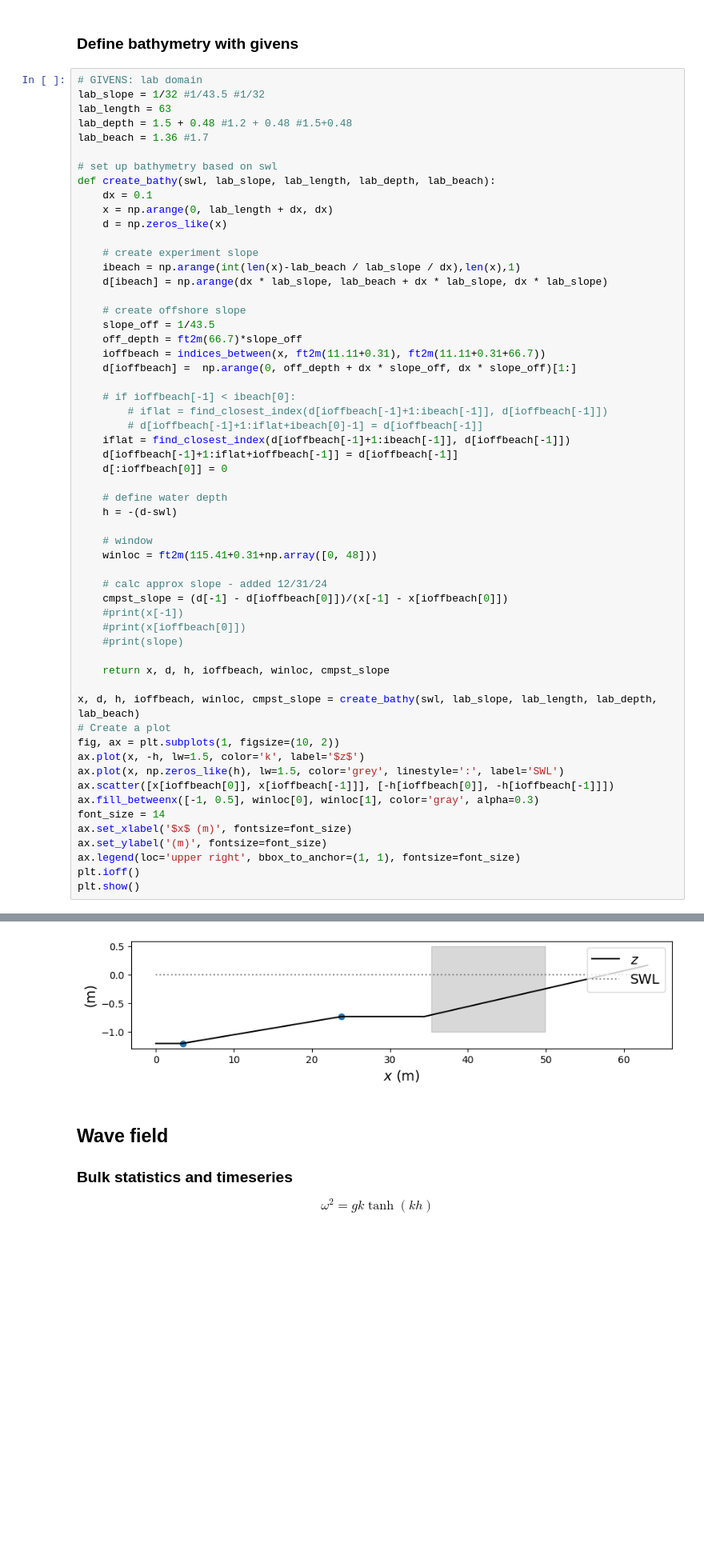
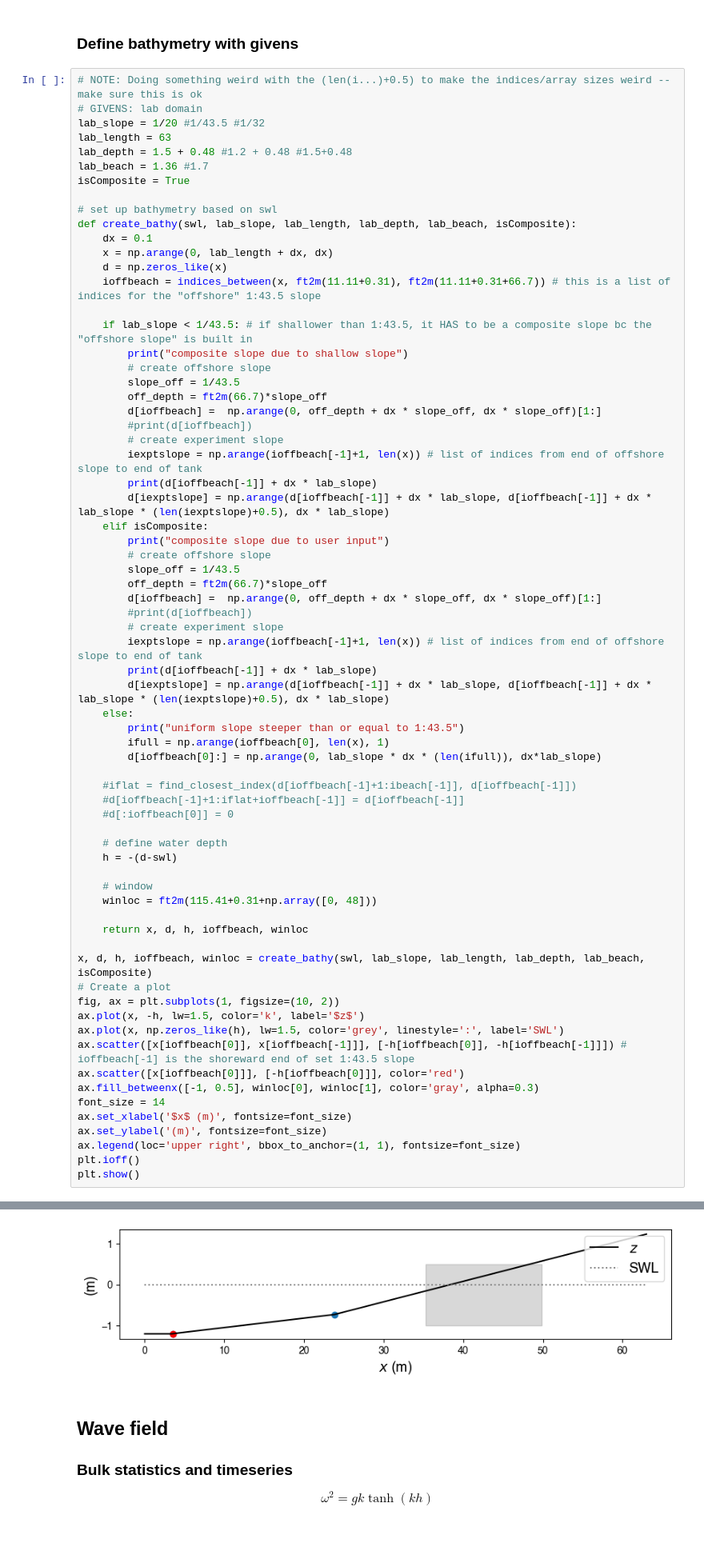
Before and after one commit to chegermiller/sedcolab-stone, a Jupyter notebook: lab-scaling/lab_scaling_interact.ipynb, the cells around one changed output, grey strips where cells are left out. Shown at 80% size. Saved outputs shown, nothing was run; the diff lists cells and outputs as text; blank space fills up the shorter version.

Commit message:
edited create_bathy to respond to UI

```diff
--- a/lab-scaling/lab_scaling_interact.ipynb
+++ b/lab-scaling/lab_scaling_interact.ipynb
@@ -340,34 +341,51 @@ D50 = 0.15/1000 # m, median sediment size, model = 0.15
 # %% [markdown]
 ### Define bathymetry with givens
 # %%
+# NOTE: Doing something weird with the (len(i...)+0.5) to make the indices/array sizes weird -- make sure this is ok
 # GIVENS: lab domain
-lab_slope = 1/32 #1/43.5 #1/32
+lab_slope = 1/20 #1/43.5 #1/32
 lab_length = 63
 lab_depth = 1.5 + 0.48 #1.2 + 0.48 #1.5+0.48
 lab_beach = 1.36 #1.7
+isComposite = True
 
 # set up bathymetry based on swl
-def create_bathy(swl, lab_slope, lab_length, lab_depth, lab_beach):
+def create_bathy(swl, lab_slope, lab_length, lab_depth, lab_beach, isComposite):
     dx = 0.1
     x = np.arange(0, lab_length + dx, dx)
     d = np.zeros_like(x)
+    ioffbeach = indices_between(x, ft2m(11.11+0.31), ft2m(11.11+0.31+66.7)) # this is a list of indices for the "offshore" 1:43.5 slope
 
-    # create experiment slope
-    ibeach = np.arange(int(len(x)-lab_beach / lab_slope / dx),len(x),1)
-    d[ibeach] = np.arange(dx * lab_slope, lab_beach + dx * lab_slope, dx * lab_slope)
+    if lab_slope < 1/43.5: # if shallower than 1:43.5, it HAS to be a composite slope bc the "offshore slope" is built in
+        print("composite slope due to shallow slope")
+        # create offshore slope
+        slope_off = 1/43.5
+        off_depth = ft2m(66.7)*slope_off
+        d[ioffbeach] =  np.arange(0, off_depth + dx * slope_off, dx * slope_off)[1:]
+        #print(d[ioffbeach])
+        # create experiment slope
+        iexptslope = np.arange(ioffbeach[-1]+1, len(x)) # list of indices from end of offshore slope to end of tank
+        print(d[ioffbeach[-1]] + dx * lab_slope)
+        d[iexptslope] = np.arange(d[ioffbeach[-1]] + dx * lab_slope, d[ioffbeach[-1]] + dx * lab_slope * (len(iexptslope)+0.5), dx * lab_slope)
+    elif isComposite:
+        print("composite slope due to user input")
+        # create offshore slope
+        slope_off = 1/43.5
+        off_depth = ft2m(66.7)*slope_off
+        d[ioffbeach] =  np.arange(0, off_depth + dx * slope_off, dx * slope_off)[1:]
+        #print(d[ioffbeach])
+        # create experiment slope
+        iexptslope = np.arange(ioffbeach[-1]+1, len(x)) # list of indices from end of offshore slope to end of tank
+        print(d[ioffbeach[-1]] + dx * lab_slope)
+        d[iexptslope] = np.arange(d[ioffbeach[-1]] + dx * lab_slope, d[ioffbeach[-1]] + dx * lab_slope * (len(iexptslope)+0.5), dx * lab_slope)
+    else:
+        print("uniform slope steeper than or equal to 1:43.5")
+        ifull = np.arange(ioffbeach[0], len(x), 1)
+        d[ioffbeach[0]:] = np.arange(0, lab_slope * dx * (len(ifull)), dx*lab_slope)
 
-    # create offshore slope
-    slope_off = 1/43.5
-    off_depth = ft2m(66.7)*slope_off
-    ioffbeach = indices_between(x, ft2m(11.11+0.31), ft2m(11.11+0.31+66.7))
-    d[ioffbeach] =  np.arange(0, off_depth + dx * slope_off, dx * slope_off)[1:]
-
-    # if ioffbeach[-1] < ibeach[0]:
-        # iflat = find_closest_index(d[ioffbeach[-1]+1:ibeach[-1]], d[ioffbeach[-1]])
-        # d[ioffbeach[-1]+1:iflat+ibeach[0]-1] = d[ioffbeach[-1]]
-    iflat = find_closest_index(d[ioffbeach[-1]+1:ibeach[-1]], d[ioffbeach[-1]])
-    d[ioffbeach[-1]+1:iflat+ioffbeach[-1]] = d[ioffbeach[-1]]
-    d[:ioffbeach[0]] = 0
+    #iflat = find_closest_index(d[ioffbeach[-1]+1:ibeach[-1]], d[ioffbeach[-1]])
+    #d[ioffbeach[-1]+1:iflat+ioffbeach[-1]] = d[ioffbeach[-1]]
+    #d[:ioffbeach[0]] = 0
 
     # define water depth
     h = -(d-swl)
@@ -375,20 +393,15 @@ def create_bathy(swl, lab_slope, lab_length, lab_depth, lab_beach):
     # window
     winloc = ft2m(115.41+0.31+np.array([0, 48]))
 
-    # calc approx slope - added 12/31/24
-    cmpst_slope = (d[-1] - d[ioffbeach[0]])/(x[-1] - x[ioffbeach[0]])
-    #print(x[-1])
-    #print(x[ioffbeach[0]])
-    #print(slope)
+    return x, d, h, ioffbeach, winloc
 
-    return x, d, h, ioffbeach, winloc, cmpst_slope
-
-x, d, h, ioffbeach, winloc, cmpst_slope = create_bathy(swl, lab_slope, lab_length, lab_depth, lab_beach)
+x, d, h, ioffbeach, winloc = create_bathy(swl, lab_slope, lab_length, lab_depth, lab_beach, isComposite)
 # Create a plot
 fig, ax = plt.subplots(1, figsize=(10, 2))
 ax.plot(x, -h, lw=1.5, color='k', label='$z$')
 ax.plot(x, np.zeros_like(h), lw=1.5, color='grey', linestyle=':', label='SWL')
-ax.scatter([x[ioffbeach[0]], x[ioffbeach[-1]]], [-h[ioffbeach[0]], -h[ioffbeach[-1]]])
+ax.scatter([x[ioffbeach[0]], x[ioffbeach[-1]]], [-h[ioffbeach[0]], -h[ioffbeach[-1]]]) # ioffbeach[-1] is the shoreward end of set 1:43.5 slope
+ax.scatter([x[ioffbeach[0]]], [-h[ioffbeach[0]]], color='red')
 ax.fill_betweenx([-1, 0.5], winloc[0], winloc[1], color='gray', alpha=0.3)
 font_size = 14
 ax.set_xlabel('$x$ (m)', fontsize=font_size)
@@ -400,4 +415,4 @@ plt.show()
-[figure, old version]
+[figure, new version]
 # %% [markdown]
 ## Wave field
 
```
Also changed, not shown: parts of 3 cells of this notebook.
